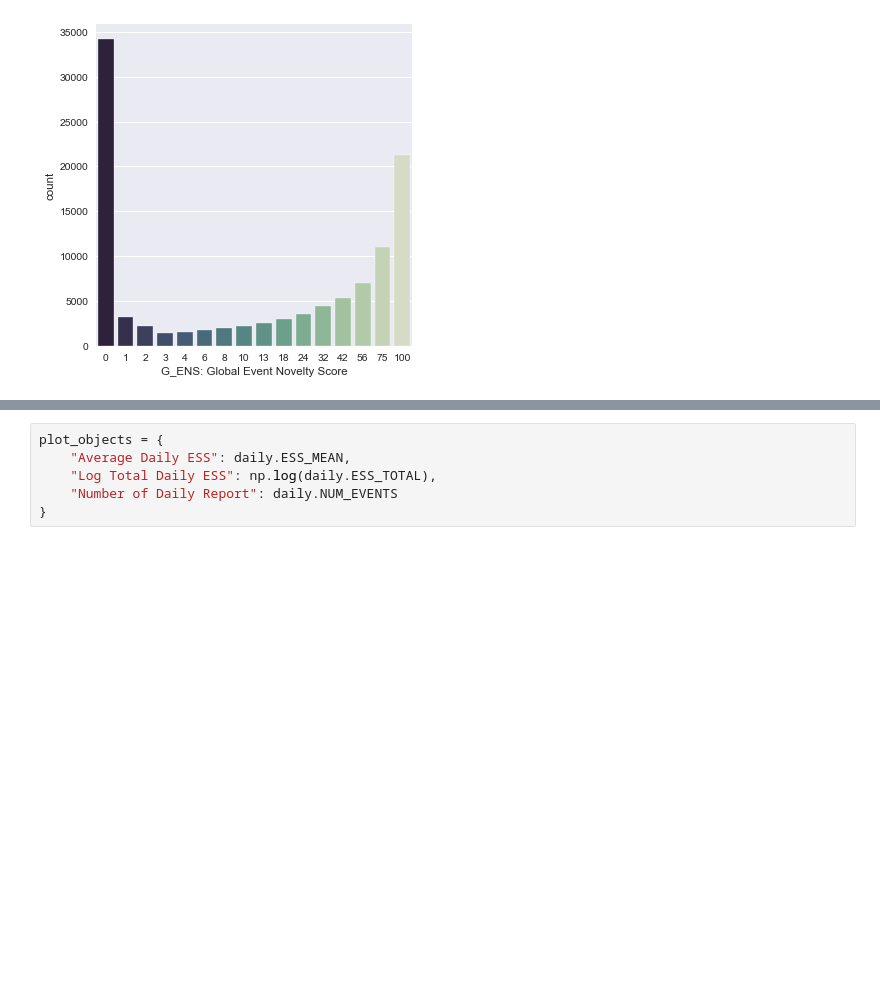
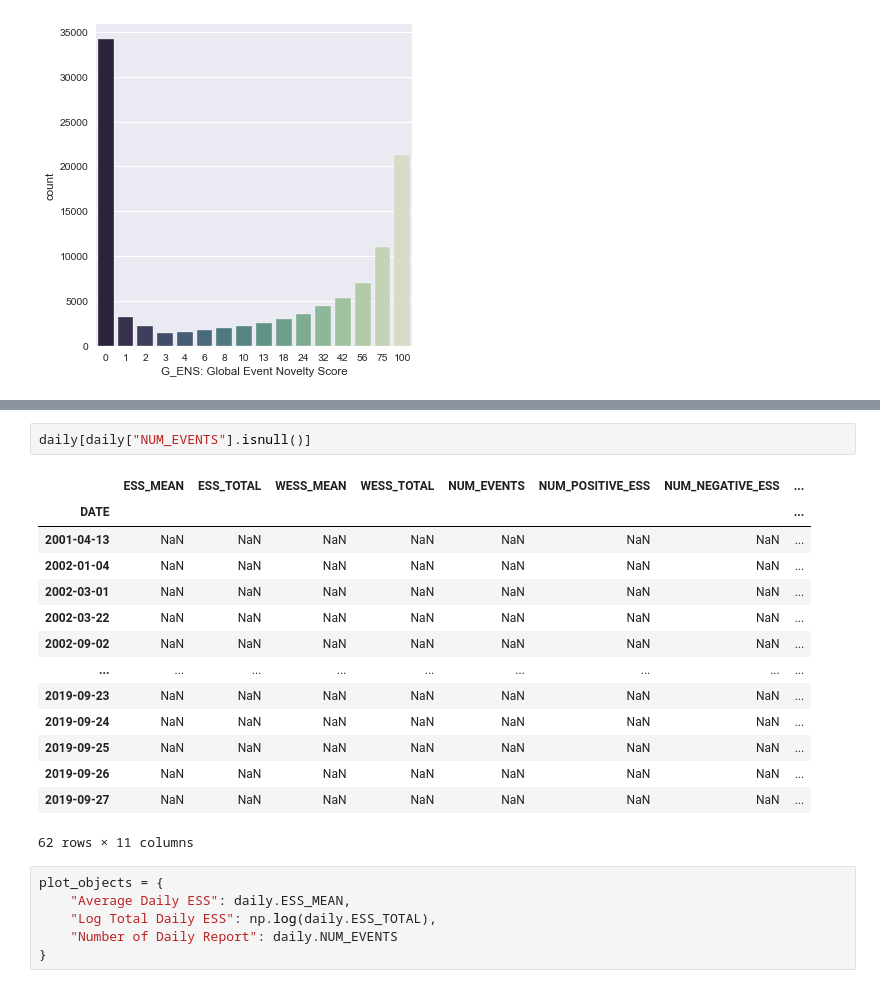
Before and after one commit to TianyuDu/ugthesis, a Jupyter notebook: eda/rpna_crude_oil_eda.ipynb, the cells around one changed output, grey strips where cells are left out. Cells and saved outputs as stored; diff of their text form; blank space fills up the shorter version.

```diff
--- a/eda/rpna_crude_oil_eda.ipynb
+++ b/eda/rpna_crude_oil_eda.ipynb
@@ -107,3 +109,20 @@ daily.head()
+# %%
+daily[daily["NUM_EVENTS"].isnull()]
+# %% [output]
+|  | ESS_MEAN | ESS_TOTAL | WESS_MEAN | WESS_TOTAL | NUM_EVENTS | NUM_POSITIVE_ESS | NUM_NEGATIVE_ESS | ... |
+| DATE |  |  |  |  |  |  |  | ... |
+| 2001-04-13 | NaN | NaN | NaN | NaN | NaN | NaN | NaN | ... |
+| 2002-01-04 | NaN | NaN | NaN | NaN | NaN | NaN | NaN | ... |
+| 2002-03-01 | NaN | NaN | NaN | NaN | NaN | NaN | NaN | ... |
+| 2002-03-22 | NaN | NaN | NaN | NaN | NaN | NaN | NaN | ... |
+| 2002-09-02 | NaN | NaN | NaN | NaN | NaN | NaN | NaN | ... |
+| ... | ... | ... | ... | ... | ... | ... | ... | ... |
+| 2019-09-23 | NaN | NaN | NaN | NaN | NaN | NaN | NaN | ... |
+| 2019-09-24 | NaN | NaN | NaN | NaN | NaN | NaN | NaN | ... |
+| 2019-09-25 | NaN | NaN | NaN | NaN | NaN | NaN | NaN | ... |
+| 2019-09-26 | NaN | NaN | NaN | NaN | NaN | NaN | NaN | ... |
+| 2019-09-27 | NaN | NaN | NaN | NaN | NaN | NaN | NaN | ... |
+62 rows × 11 columns
 # %%
 plot_objects = {
     "Average Daily ESS": daily.ESS_MEAN,
```
Also changed, not shown: parts of 3 cells of this notebook.
